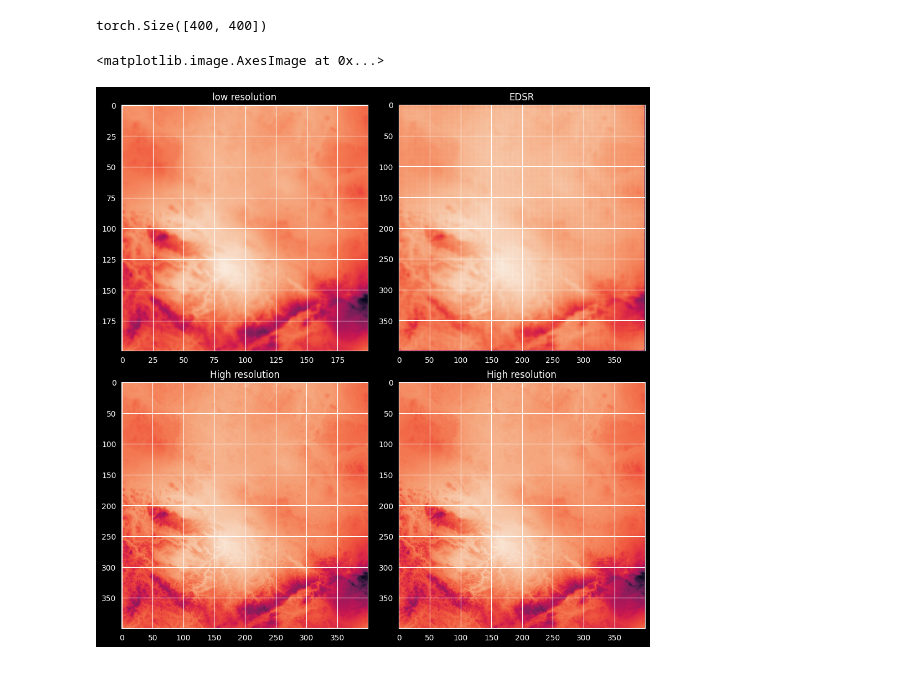
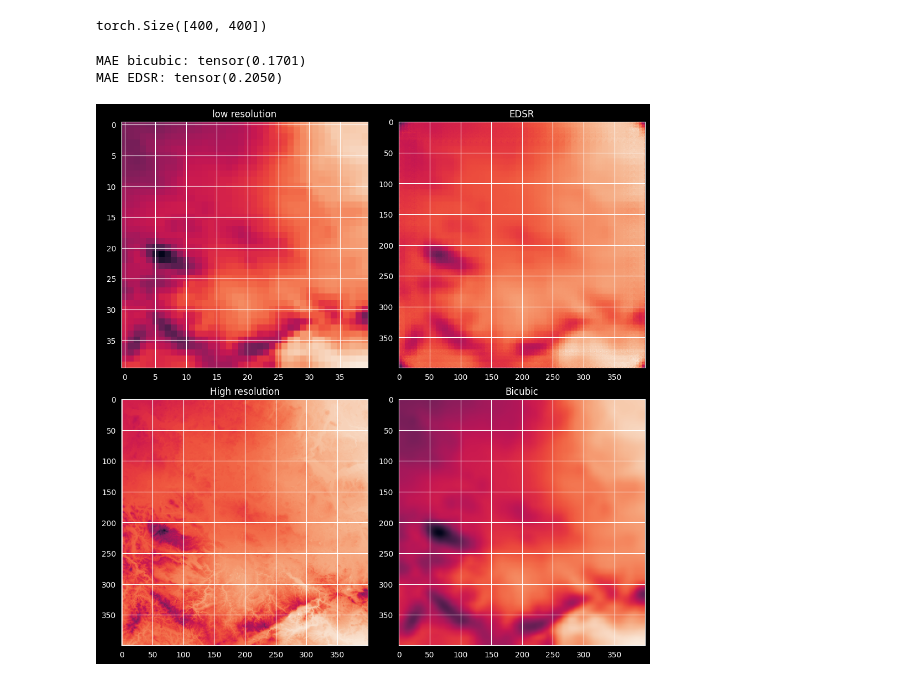
Before and after one commit to beczatom/SISR-downscaling, a Jupyter notebook: notebooks/edsr.ipynb, the cells around one changed output. Saved outputs shown, nothing was run; the diff lists cells and outputs as text; code cells hidden in the pictures.

```diff
--- a/notebooks/edsr.ipynb
+++ b/notebooks/edsr.ipynb
@@ -54 +61,4 @@ LOCAL_RANK: 0 - CUDA_VISIBLE_DEVICES: [0]
 [interactive output not drawn]
+# %%
+torch.set_float32_matmul_precision("high")
+trainer = lightning.Trainer(accelerator="gpu")
@@ -55,7 +69,7 @@ LOCAL_RANK: 0 - CUDA_VISIBLE_DEVICES: [0]
 # %%
-checkpoint = "lightning_logs/version_21/checkpoints/epoch=4-step=290.ckpt"
+checkpoint = "lightning_logs/version_11/checkpoints/epoch=24-step=1450.ckpt"
 clf = EDSR.load_from_checkpoint(checkpoint).eval()
-Y_edsr = torch.cat(trainer.predict(clf, train_loader))
+Y_edsr = torch.cat(trainer.predict(clf, val_loader))
 # %% [output]
 LOCAL_RANK: 0 - CUDA_VISIBLE_DEVICES: [0]
 # %%
@@ -70,22 +84,36 @@ x.shape, clf(x).shape, y.shape
 clf(x)[0].squeeze().shape
 # %% [output]
 torch.Size([400, 400])
+# %%
+Y_bicubic = torch.nn.functional.interpolate(
+    x,
+    scale_factor=10,
+    mode="bicubic",
+)
+# %%
+with torch.no_grad():
+    Y_edsr = clf(x)
 # %%
 import random
 import matplotlib.pyplot as plt
 
 i = random.randint(0, 32)
 
+# i = 5
+
 fig, axes = plt.subplots(ncols=2, nrows=2, constrained_layout=True, figsize=(10, 10))
 axes[0, 0].set_title("low resolution")
 axes[0, 0].imshow(x[i].squeeze())
 axes[0, 1].set_title("EDSR")
-with torch.no_grad():
-    axes[0, 1].imshow(clf(x)[i].squeeze())
+axes[0, 1].imshow(Y_edsr[i].squeeze())
 axes[1, 0].set_title("High resolution")
 axes[1, 0].imshow(y[i].squeeze())
-axes[1, 1].set_title("High resolution")
-axes[1, 1].imshow(y[i].squeeze())
+axes[1, 1].set_title("Bicubic")
+axes[1, 1].imshow(Y_bicubic[i].squeeze())
+
+print('MAE bicubic:', (y[i] - Y_bicubic[i]).abs().mean())
+print('MAE EDSR:', (y[i] - Y_edsr[i]).abs().mean())
 # %% [output]
-<matplotlib.image.AxesImage at 0x...>
+MAE bicubic: tensor(0.1701)
+MAE EDSR: tensor(0.2050)
-[figure, old version]
+[figure, new version]
```
Also changed, not shown: parts of 4 cells of this notebook.
